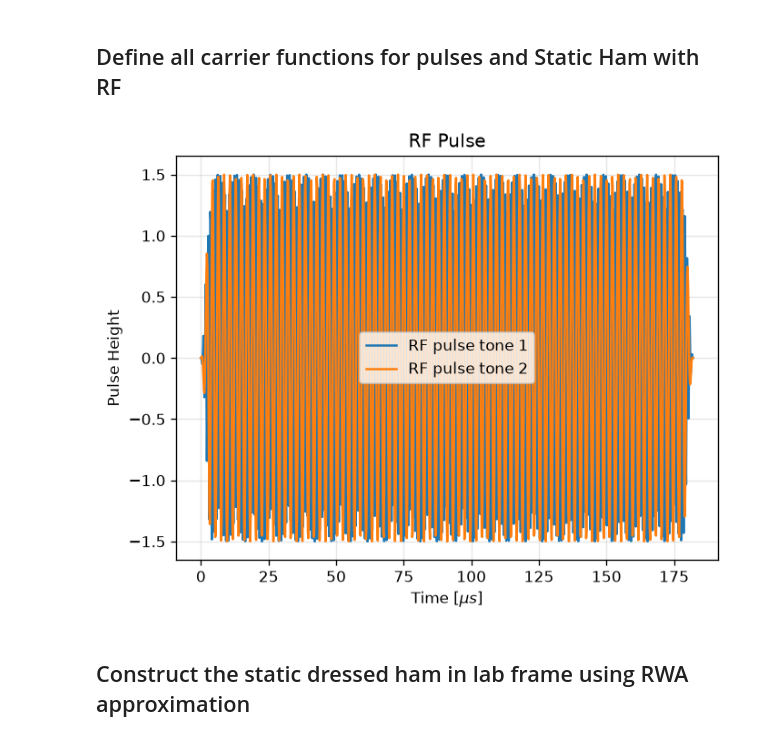
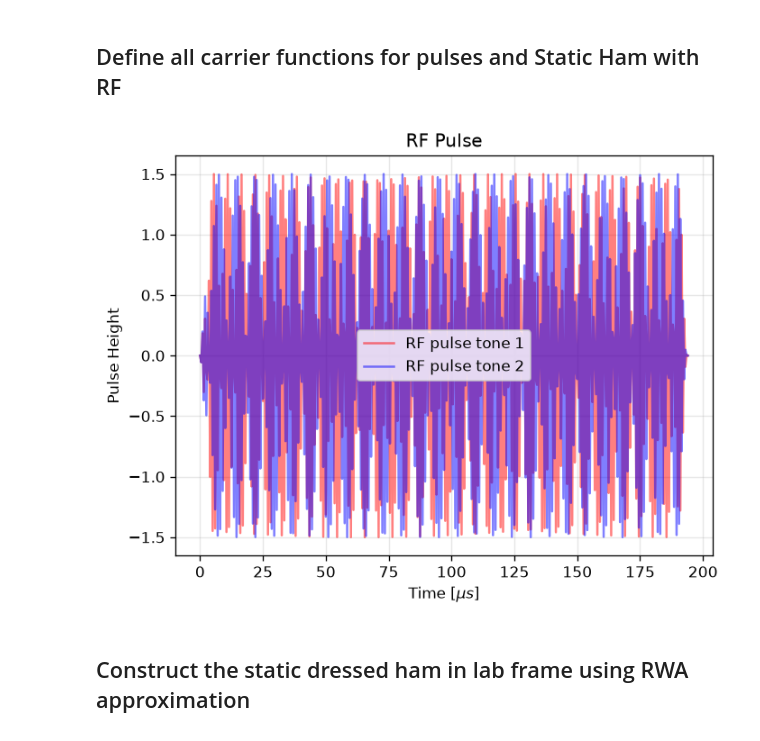
Before and after one commit to hershelweiner/NV-Center-Berry-Phase, a Jupyter notebook: NV_Berry_Phase_sim.ipynb, the cells around one changed output. Saved outputs shown, nothing was run; the diff lists cells and outputs as text; code cells hidden in the pictures.

```diff
--- a/NV_Berry_Phase_sim.ipynb
+++ b/NV_Berry_Phase_sim.ipynb
@@ -165,20 +208,20 @@ Plus state energy differences from expectation in (-, 0, +) are [-4.54747351e-13
 # now look at the RF dressing using all of the expected energies, not the eigenenergies (should be basically the same)
 
 # derive the transition frequencies the RF pulse must have to transition between the bare excited states
-bare_excited_transition_frequencies_mhz = np.abs(np.diff(bare_expected_excited_energies_mhz))
+RF_CARRIER_FREQ_MHZ = np.abs(np.diff(bare_expected_excited_energies_mhz))
 
 print("Derived RF transition frequencies from bare excited state energies:")
-print("  e- <-> e0:", bare_excited_transition_frequencies_mhz[0], "MHz")
-print("  e0 <-> e+:", bare_excited_transition_frequencies_mhz[1], "MHz\n")
+print("  e- <-> e0:", RF_CARRIER_FREQ_MHZ[0], "MHz")
+print("  e0 <-> e+:", RF_CARRIER_FREQ_MHZ[1], "MHz\n")
 
 # derive the transition frequencies for the ground states
-ground_transition_frequencies_mhz = np.array([
+ground_transition_frequencies = np.array([
     abs(expected_ground_energies_mhz[1] - expected_ground_energies_mhz[0]),
     abs(expected_ground_energies_mhz[2] - expected_ground_energies_mhz[1]),
 ])
 print("Ground-manifold RF frequencies:")
-print("  g- <-> g0:", ground_transition_frequencies_mhz[0], "MHz")
-print("  g0 <-> g+:", ground_transition_frequencies_mhz[1], "MHz\n")
+print("  g- <-> g0:", ground_transition_frequencies[0], "MHz")
+print("  g0 <-> g+:", ground_transition_frequencies[1], "MHz\n")
 
 # check to see that the transitions are allowed. If the transitions are allowed, the RF matrix should look like Ix
 rf_matrix = np.array([
@@ -198,14 +241,13 @@ print()
 
 # derive the transition frequencies each MW pulse must have to transition between
 #   the ground states and its corresponding bare excited state. Then declare global variables
-bare_mw_frequencies_mhz = np.abs(bare_expected_excited_energies_mhz - expected_ground_energies_mhz)
+OMEGA_MW_MHZ = np.abs(bare_expected_excited_energies_mhz - expected_ground_energies_mhz)
 print("MW transition energies for g<->e transitions:")
 for label, frequency in zip(
     ("MW-", "MW0", "MW+"),
-    bare_mw_frequencies_mhz,
+    OMEGA_MW_MHZ,
 ):
     print(f"{label}: {frequency:.9f} MHz")
-MW_MINUS_FREQ_MHZ, MW_ZERO_FREQ_MHZ, MW_PLUS_FREQ_MHZ = bare_mw_frequencies_mhz
 print()
 
 # find the transition matrix for each ground state to each excited state
@@ -232,7 +274,7 @@ plus_mw_frequencies_mhz = np.abs(
     - expected_ground_energies_mhz
 )
 print(f"ms=+1 frequencies: {plus_mw_frequencies_mhz}")
-print(f'Difference of MW frequencies for g<->s: {plus_mw_frequencies_mhz - bare_mw_frequencies_mhz}\n')
+print(f'Difference of MW frequencies (g<->s - g<->e): {plus_mw_frequencies_mhz - OMEGA_MW_MHZ}\n')
 # %% [output]
 Derived RF transition frequencies from bare excited state energies:
   e- <-> e0: 7.091609772890479 MHz
@@ -412,43 +572,55 @@ for mw_loop, suptitle in zip(mw_plots, suptitles):
 # %%
 # for the pulses, use the envelope multiplied by a carrier cosine wave
 #   A small note : the coefficients are the functions which define the shape of the pulse
 #                   the pulses themselves are actually defined as the RF/MW hamiltonian * RF/MW coefficient
 
-# first, define the rf rabi amplitudes
+# Again, the coefficients should range between 0 and 1 and scale externally according to the Rabi frequency
+
+# first, define the carrier frequencies
 #   Note : we are using equal couplings for equal transition probabilities
-rf_minus_zero_rabi_mhz = RF_OMEGA
-rf_zero_plus_rabi_mhz = RF_OMEGA
+rf_minus_zero_carrier_mhz = RF_CARRIER_FREQ_MHZ[0]
+rf_zero_plus_carrier_mhz = RF_CARRIER_FREQ_MHZ[1]
+
+# no rf phase
+def rf_phase(t):
+    return np.zeros_like(t)
 
 # define a two-tone RF pulse to account for the transition frequencies between the excited states
-def rf_lab_coefficient_tone_1(t, **kwargs):
-    solver_time = t / (2. * np.pi)
-    tone_1 = np.cos(solver_time * bare_excited_transition_frequencies_mhz[0] + RF_PHASES[0]) # e- <-> e0 transition tone
+def rf_lab_coefficient_tone_1(time_us, **kwargs):
+    solver_time = time_us / (2. * np.pi)
+    # tone_1 = np.cos(solver_time * RF_CARRIER_FREQ_MHZ + RF_PHASES[0]) # e- <-> e0 transition tone
+    tone_1 = OMEGA_RF_MHZ * np.cos(time_us * rf_minus_zero_carrier_mhz + RF_PHASES[0]) # e- <-> e0 transition tone
+
+    # phase = rf_phase(solver_time)
+    # tone_1 = RF_CARRIER_FREQ_MHZ * np.exp(1j * phase)
 
     # get the rf envelope
     envelope = rf_envelope(solver_time)
-    pulse_1 = rf_minus_zero_rabi_mhz * tone_1
 
-    return envelope * pulse_1
+    return envelope * tone_1
 
-def rf_lab_coefficient_tone_2(t, **kwargs):
-    solver_time = t / (2.0 * np.pi)
-    tone_2 = np.cos(solver_time * bare_excited_transition_frequencies_mhz[1] + RF_PHASES[1]) # e0 <-> e+ transition tone
+def rf_lab_coefficient_tone_2(time_us, **kwargs):
+    solver_time = time_us / (2.0 * np.pi)
+    # tone_2 = np.cos(solver_time * RF_CARRIER_FREQ_MHZ + RF_PHASES[1]) # e0 <-> e+ transition tone
+    tone_2 = OMEGA_RF_MHZ * np.cos(time_us * rf_zero_plus_carrier_mhz + RF_PHASES[1]) # e0 <-> e+ transition tone
+
+    # phase = rf_phase(solver_time)
+    # tone_2 = RF_CARRIER_FREQ_MHZ * np.exp(1j * phase)
 
     envelope = rf_envelope(solver_time)
-    pulse_2 = rf_zero_plus_rabi_mhz * tone_2
 
-    return envelope * pulse_2
+    return envelope * tone_2
 
 test_sim_time = SIMULATION_TIME * np.pi * 2
-plt.plot(SIMULATION_TIME, rf_lab_coefficient_tone_1(test_sim_time), label='RF pulse tone 1')
-plt.plot(SIMULATION_TIME, rf_lab_coefficient_tone_2(test_sim_time), label='RF pulse tone 2')
+plt.plot(SIMULATION_TIME, rf_lab_coefficient_tone_1(test_sim_time), alpha=0.5, color='red', label='RF pulse tone 1')
+plt.plot(SIMULATION_TIME, rf_lab_coefficient_tone_2(test_sim_time), alpha=0.5, color='blue', label='RF pulse tone 2')
 plt.legend()
 plt.xlabel(r"Time $[\mu s]$")
 plt.ylabel("Pulse Height")
 plt.title("RF Pulse")
 plt.show()
 # %% [output]
-[figure, old version]
+[figure, new version]
 # %% [markdown]
 ## Construct the static dressed ham in lab frame using RWA approximation
 # %%
```
Also changed, not shown: parts of 32 cells of this notebook, 3 other files.
